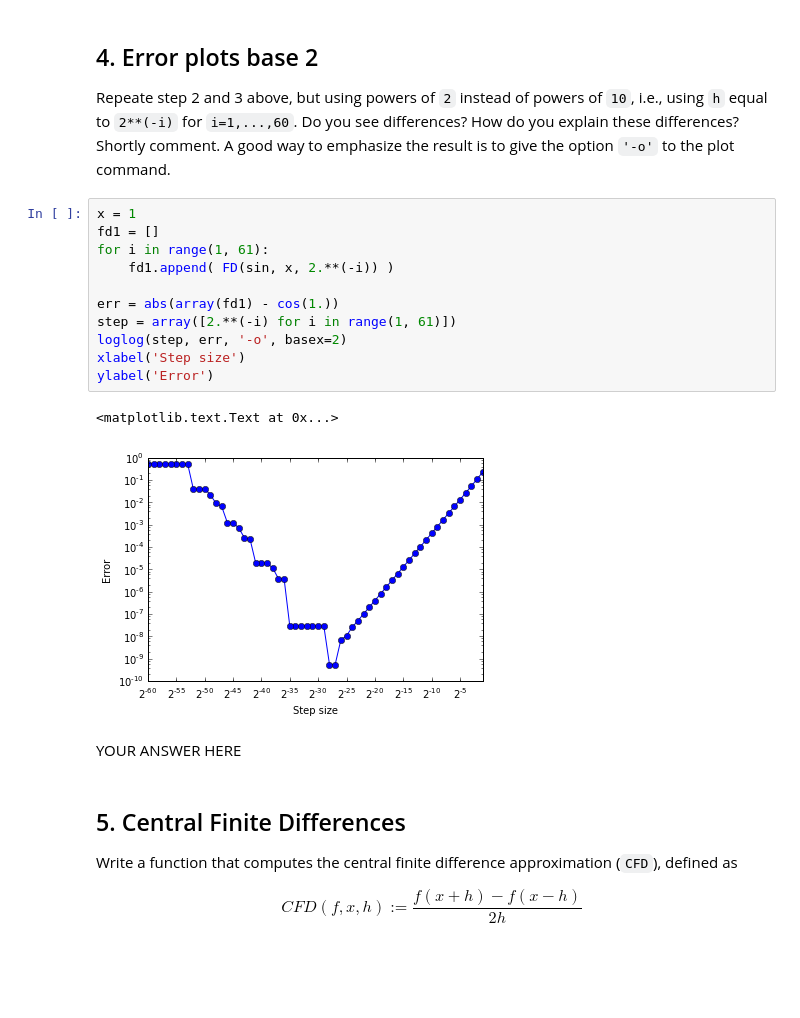
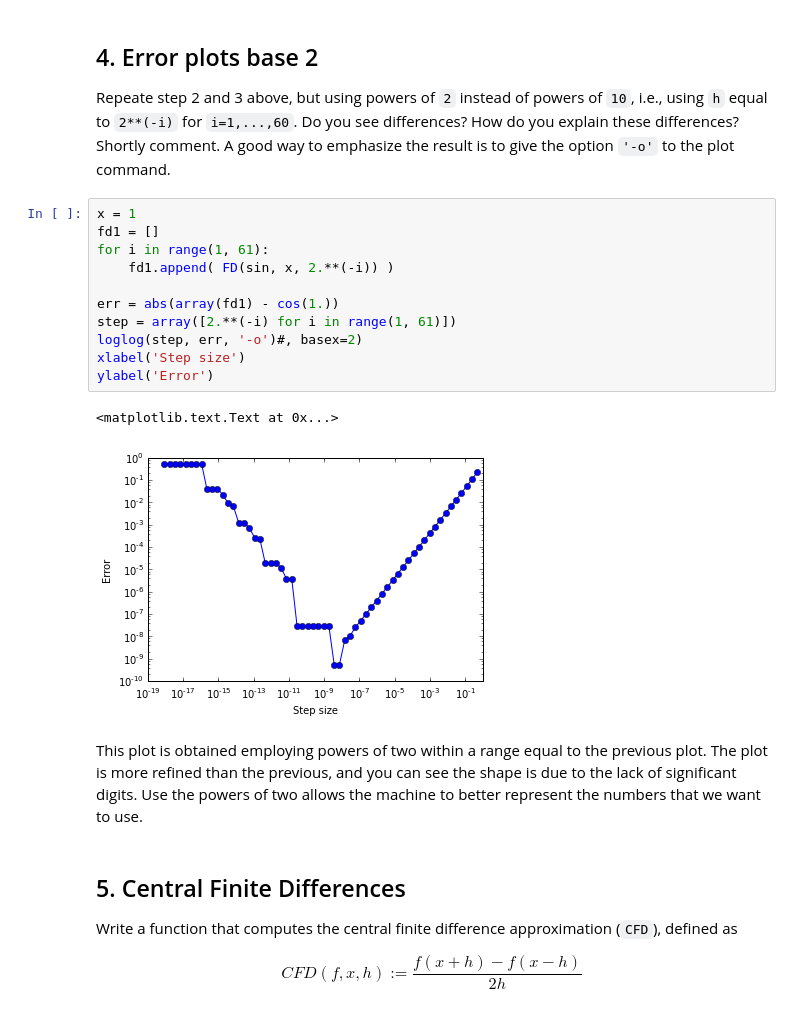
Before and after one commit to pdicerbo/P1.4, a Jupyter notebook: Basics/D1-exercises.ipynb, the cells around one changed output. Drawn from its saved outputs; the diff is of its cells as text; blank space fills up the shorter version.

```diff
--- a/Basics/D1-exercises.ipynb
+++ b/Basics/D1-exercises.ipynb
@@ -107,19 +107,19 @@ Repeate step 2 and 3 above, but using powers of `2` instead of powers of `10`, i
 # %%
 x = 1
 fd1 = []
 for i in range(1, 61):
     fd1.append( FD(sin, x, 2.**(-i)) )
 
 err = abs(array(fd1) - cos(1.))
 step = array([2.**(-i) for i in range(1, 61)])
-loglog(step, err, '-o', basex=2)
+loglog(step, err, '-o')#, basex=2)
 xlabel('Step size')
 ylabel('Error')
 # %% [output]
 <matplotlib.text.Text at 0x...>
-[figure, old version]
+[figure, new version]
-# %% [markdown]
-YOUR ANSWER HERE
+# %% [markdown]
+This plot is obtained employing powers of two within a range equal to the previous plot. The plot is more refined than the previous, and you can see the shape is due to the lack of significant digits. Use the powers of two allows the machine to better represent the numbers that we want to use.
 # %% [markdown]
 ## 5. Central Finite Differences
 Write a function that computes the central finite difference approximation (`CFD`), defined as
```
Also changed, not shown: parts of 15 cells of this notebook.
